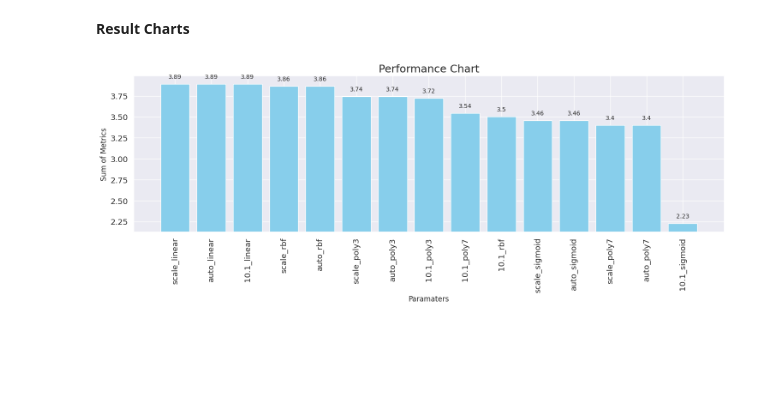
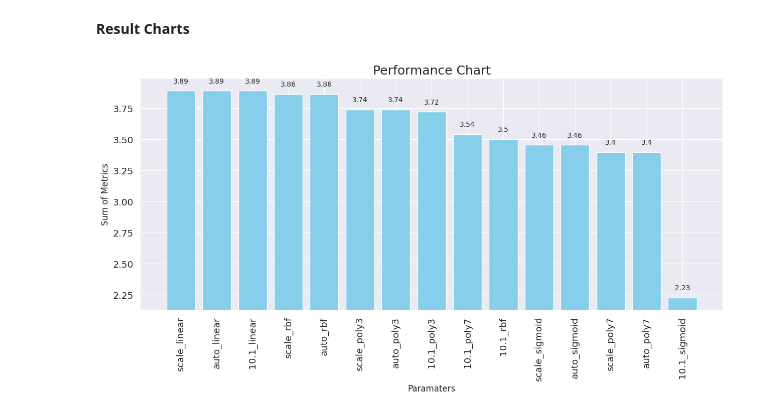
Before and after one commit to jasonbuchanan145/Data-Modeling, a Jupyter notebook: iris/ML_Fundamentals_Iris.ipynb, the cells around one changed output. Saved outputs shown, nothing was run; the diff lists cells and outputs as text; code cells hidden in the pictures; blank space fills up the shorter version.

```diff
--- a/iris/ML_Fundamentals_Iris.ipynb
+++ b/iris/ML_Fundamentals_Iris.ipynb
@@ -260,22 +260,22 @@ sorted_table
 # %%
 sorted_table['gamma_kernel'] = sorted_table['gamma'].astype(str) + '_' + sorted_table['kernel']
 
 plt.figure(figsize=(15, 6))
 plt.bar(range(len(sorted_table)), sorted_table['sum'], color='skyblue')
 
 # Adding labels
 plt.xlabel('Paramaters', fontsize=12)
 plt.ylabel('Sum of Metrics', fontsize=12)
 plt.title('Performance Chart', fontsize=18)
 plt.xticks(range(len(sorted_table)), sorted_table['gamma_kernel'] , rotation=90)
 plt.ylim(min(sorted_table['sum']) - 0.1, max(sorted_table['sum']) + 0.1)
 
 # Adding values on top of bars
 for i, v in enumerate(sorted_table['sum']):
     plt.text(i, v + 0.05, str(round(v, 2)), ha='center', va='bottom', fontsize=10)
 
 # Displaying the plot
-plt.tight_layout()
+#plt.tight_layout()
 plt.show()
 # %% [output]
-[figure, old version]
+[figure, new version]
```
Also changed, not shown: parts of 2 cells of this notebook.
